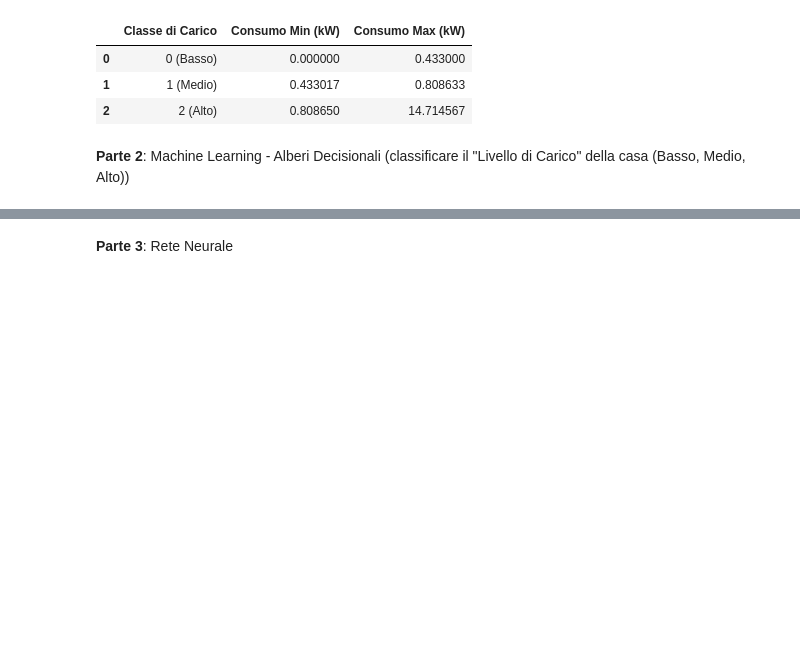
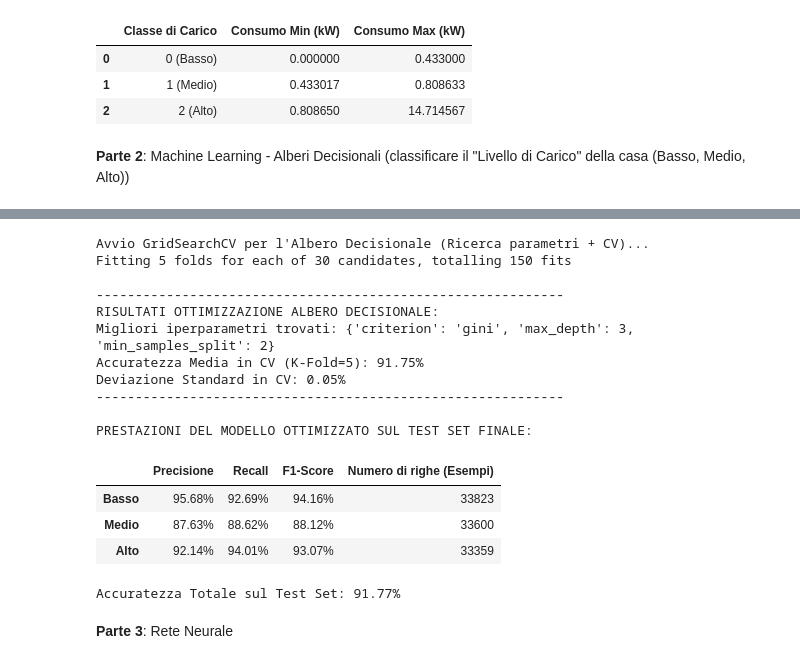
Before and after one commit to MeliotaLucia/EnergySafe, a Jupyter notebook: Smart_House_ICON.ipynb, the cells around one changed output, grey strips where cells are left out. Drawn from its saved outputs; the diff is of its cells as text; code cells hidden in the pictures; blank space fills up the shorter version.

Commit message:
Miglioramento del progetto - ottimizzazione dei parametri, utilizzo della CV per ogni modello e aumento della complessità delle regole Prolog

```diff
--- a/Smart_House_ICON.ipynb
+++ b/Smart_House_ICON.ipynb
@@ -232,2 +158,79 @@ DISTRIBUZIONE DEI CONSUMI PER FASCIA ORARIA:
+# %%
+# Selezione delle features e creazione di X e Y
+features = ['temperature', 'humidity', 'hour', 'is_weekend', 'fascia_num', 'use_MA_3']
+X = df[features]
+y = df['target_carico']
+
+# Divisione del training set e del test set in 80% e 20%
+X_train, X_test, y_train, y_test = train_test_split(X, y, test_size=0.2, random_state=42)
+
+# Definizione della griglia dei parametri da esplorare
+param_grid_dt = {
+    'criterion': ['gini', 'entropy'],      # Metodo per valutare la purezza del nodo
+    'max_depth': [3, 5, 7, 10, 15],        # Testiamo diverse profondità per evitare overfitting
+    'min_samples_split': [2, 10, 20]       # Minimo numero di campioni per dividere un nodo
+}
+
+# Inizializzazione del classificatore base
+dt_base = DecisionTreeClassifier(random_state=42)
+
+# Impostazione la GridSearchCV (con Cross-Validation a 5 fold)
+print("Avvio GridSearchCV per l'Albero Decisionale (Ricerca parametri + CV)...")
+grid_search_dt = GridSearchCV(estimator=dt_base,
+                              param_grid=param_grid_dt,
+                              cv=5,
+                              scoring='accuracy',
+                              n_jobs=-1, # n_jobs=-1 dice al computer di usare tutti i processori disponibili per velocizzare
+                              verbose=1)
+
+# Addestramento della griglia sul training set
+grid_search_dt.fit(X_train, y_train)
+
+# Estrazione del modello migliore e i suoi risultati statistici
+best_dt = grid_search_dt.best_estimator_
+best_idx = grid_search_dt.best_index_
+cv_mean = grid_search_dt.cv_results_['mean_test_score'][best_idx]
+cv_std = grid_search_dt.cv_results_['std_test_score'][best_idx]
+
+print(f"\n{'-' * 60}")
+print("RISULTATI OTTIMIZZAZIONE ALBERO DECISIONALE: ")
+print(f"Migliori iperparametri trovati: {grid_search_dt.best_params_}")
+print(f"Accuratezza Media in CV (K-Fold=5): {cv_mean:.2%}")
+print(f"Deviazione Standard in CV: {cv_std:.2%}")
+print(f"{'-' * 60}\n")
+
+# Valutazione finale del miglior modello sul test set
+y_pred_dt = best_dt.predict(X_test)
+print("PRESTAZIONI DEL MODELLO OTTIMIZZATO SUL TEST SET FINALE: ")
+report_dict = classification_report(y_test, y_pred_dt, target_names=['Basso', 'Medio', 'Alto'], output_dict=True)
+report_df = pd.DataFrame(report_dict).transpose().head(3)
+report_df.columns = ['Precisione', 'Recall', 'F1-Score', 'Numero di righe (Esempi)']
+
+# Formattazione per una visualizzazione migliore
+tabella_percentuale = report_df.style.format({
+    'Precisione': '{:.2%}',
+    'Recall': '{:.2%}',
+    'F1-Score': '{:.2%}',
+    'Numero di righe (Esempi)': '{:.0f}'
+})
+display(tabella_percentuale)
+print(f"\nAccuratezza Totale sul Test Set: {accuracy_score(y_test, y_pred_dt):.2%}")
+# %% [output]
+Avvio GridSearchCV per l'Albero Decisionale (Ricerca parametri + CV)...
+Fitting 5 folds for each of 30 candidates, totalling 150 fits
+
+------------------------------------------------------------
+RISULTATI OTTIMIZZAZIONE ALBERO DECISIONALE:
+Migliori iperparametri trovati: {'criterion': 'gini', 'max_depth': 3, 'min_samples_split': 2}
+Accuratezza Media in CV (K-Fold=5): 91.75%
+Deviazione Standard in CV: 0.05%
+------------------------------------------------------------
+
+PRESTAZIONI DEL MODELLO OTTIMIZZATO SUL TEST SET FINALE:
+|  | Precisione | Recall | F1-Score | Numero di righe (Esempi) |
+| Basso | 95.68% | 92.69% | 94.16% | 33823 |
+| Medio | 87.63% | 88.62% | 88.12% | 33600 |
+| Alto | 92.14% | 94.01% | 93.07% | 33359 |
+Accuratezza Totale sul Test Set: 91.77%
 # %% [markdown]
 **Parte 3**: Rete Neurale
```
Also changed, not shown: parts of 18 cells of this notebook.
